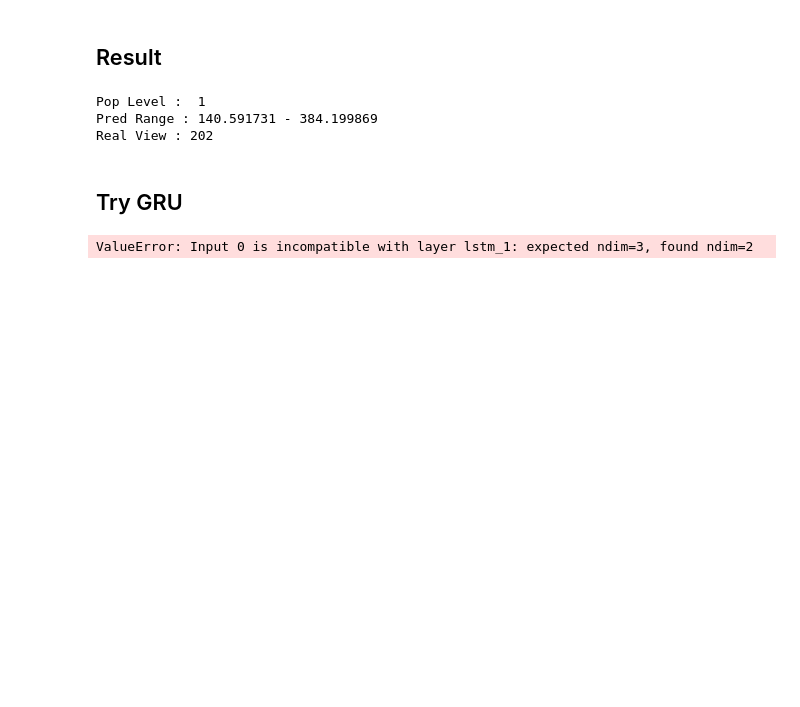
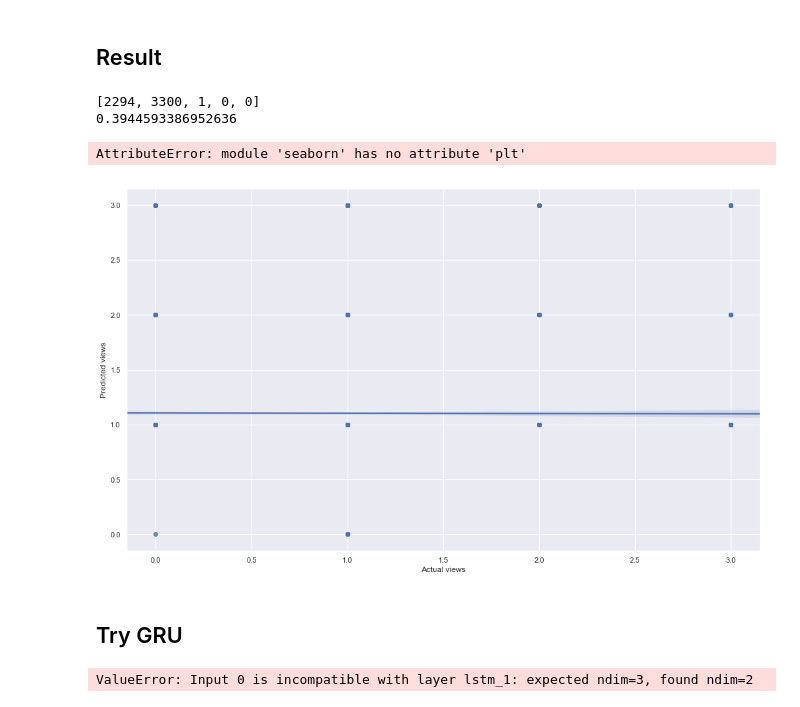
Before and after one commit to arintrongs/NLP_Project, a Jupyter notebook: notebooks/Jade/FeedForward Model with NER as a feature.ipynb, the cells around one changed output. Saved outputs shown, nothing was run; the diff lists cells and outputs as text; code cells hidden in the pictures; blank space fills up the shorter version.

Commit message:
combined two data

```diff
--- a/notebooks/Jade/FeedForward Model with NER as a feature.ipynb
+++ b/notebooks/Jade/FeedForward Model with NER as a feature.ipynb
@@ -108,11 +146,13 @@ def get_model():
 #     x = GRU(32)(x)
 #     x = Flatten()(x)
     x = Dense(1024, activation='relu')(input1)
-    x = Dropout(0.4)(x)
+    x = Dropout(0.5)(x)
     x = Dense(512, activation='relu')(x)
     x = Dropout(0.4)(x)
     x = Dense(256, activation='relu')(x)
-    x = Dropout(0.2)(x)
+    x = Dropout(0.3)(x)
+#     x = Dense(64, activation='relu')(x)
+#     x = Dropout(0.2)(x)
     x = Dense(y_train.shape[1],activation='softmax')(x)
     model = Model(inputs=input1, outputs=x)
     adam  = Adam(lr=0.00001)
@@ -142,5 +182,5 @@ Trainable params: 709,380
 Non-trainable params: 0
 _________________________________________________________________
 # %%
-model.fit(x_train, y_train, batch_size=16 ,epochs=50, verbose=2)
+model.fit(x_train, y_train, batch_size=32 ,epochs=50, verbose=2, validation_split=0.1)
 # %% [output]
@@ -164,7 +205,2 @@ Epoch 20/50
 # %% [markdown]
 ## Result
-# %%
-test = ['ไฟไหม้มหาวิหารน็อทร์-ดามอายุ 850 ปี กลางกรุงปารีส ล่าสุดควบคุมเพลิงได้แล้ว คาดสาเหตุจากการซ่อม']
-x_test = prepare_x(test)
-x_test = pad_sequences(x_test,maxlen=50)
-y_pred = model.predict(x_test)
@@ -171,12 +224,25 @@ y_pred = model.predict(x_test)
 # %%
-p_level = np.argmax(y_pred[0])
-print('Pop Level : ',p_level)
-print('Pred Range : %f - %f' % (groups[p_level], groups[p_level+1]))
-print('Real View : %d' % (202))
+# p_level = np.argmax(y_pred[0])
+# print('Pop Level : ',p_level)
+# print('Pred Range : %f - %f' % (groups[p_level], groups[p_level+1]))
+# print('Real View : %d' % (202))
+print(evaluate(y_pred, y_test))
 # %% [output]
-Pop Level :  1
-Pred Range : 140.591731 - 384.199869
-Real View : 202
+[2294, 3300, 1, 0, 0]
+0.3944593386952636
+# %%
+#We test how the model works by creating a dataframe from the sample. The df is then used as source for the seaborn plot below
+df_someXdata = pd.DataFrame([np.argmax(i) for i in y_pred],[np.argmax(i) for i in y_test])
+df_someXdata.reset_index(level=0, inplace=True)
+df_someXdata_LR = df_someXdata.rename(index=str, columns={"index": "Actual views", 0: "Predicted views"})
+# df_someXdata_LR[:50]
+# %%
+f, ax = plt.subplots(figsize=(17, 10))
+sns.regplot(x=df_someXdata_LR["Actual views"], y=df_someXdata_LR["Predicted views"])
+sns.plt.show()
+# %% [output]
+AttributeError: module 'seaborn' has no attribute 'plt'
+[figure, added]
 # %% [markdown]
 ## Try GRU
 # %%
```
Also changed, not shown: parts of 17 cells of this notebook.
